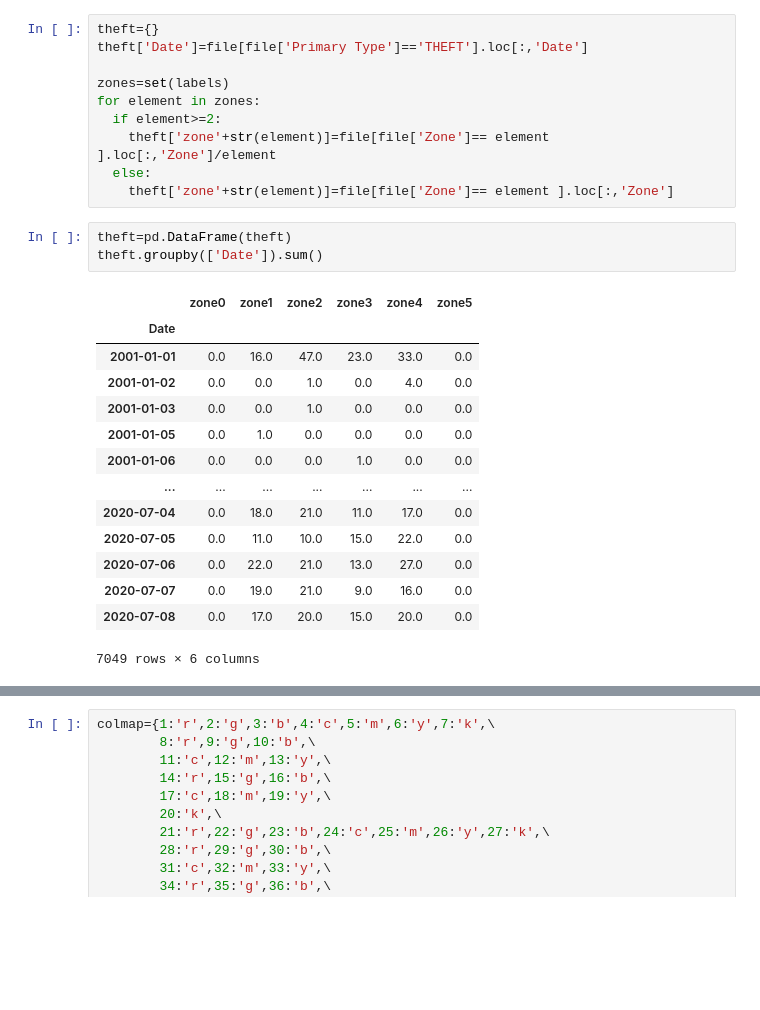
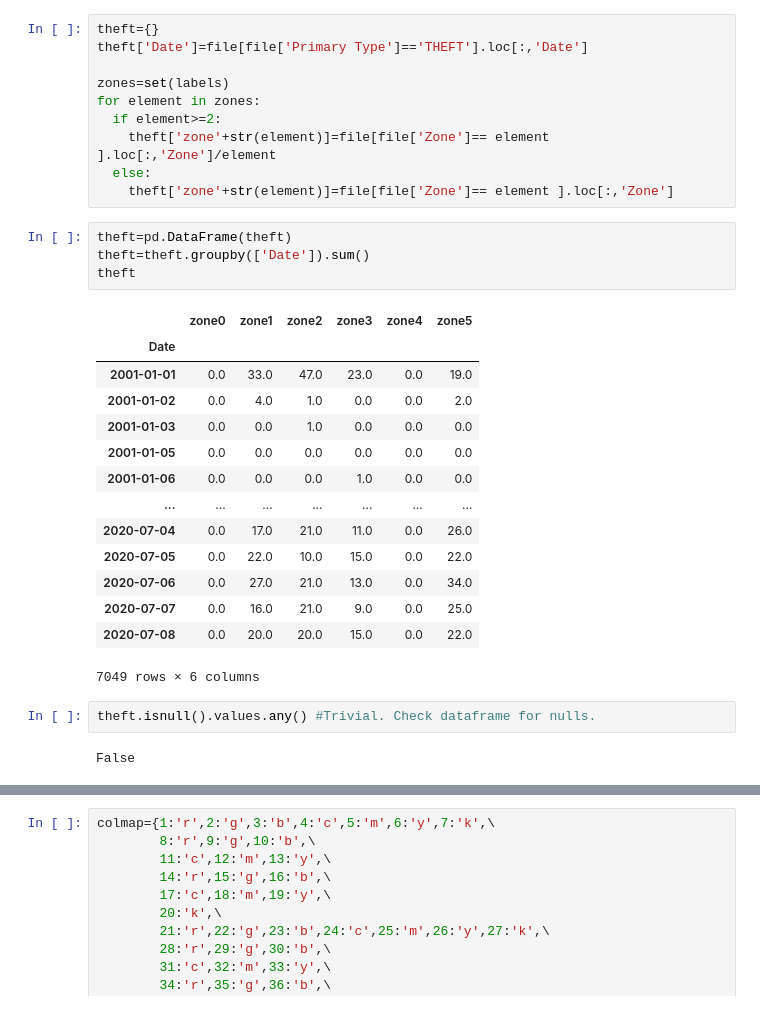
Before and after one commit to uteyechea/Chicago-Police-Department-LSTM-for-Crime-Forecast, a Jupyter notebook: spatial_cluster.ipynb, the cells around one changed output, grey strips where cells are left out. Drawn from its saved outputs; the diff is of its cells as text; blank space fills up the shorter version.

```diff
--- a/spatial_cluster.ipynb
+++ b/spatial_cluster.ipynb
@@ -104,19 +108,24 @@ for element in zones:
     theft['zone'+str(element)]=file[file['Zone']== element ].loc[:,'Zone']
 # %%
 theft=pd.DataFrame(theft)
-theft.groupby(['Date']).sum()
+theft=theft.groupby(['Date']).sum()
+theft
 # %% [output]
 |  | zone0 | zone1 | zone2 | zone3 | zone4 | zone5 |
 | Date |  |  |  |  |  |  |
-| 2001-01-01 | 0.0 | 16.0 | 47.0 | 23.0 | 33.0 | 0.0 |
-| 2001-01-02 | 0.0 | 0.0 | 1.0 | 0.0 | 4.0 | 0.0 |
+| 2001-01-01 | 0.0 | 33.0 | 47.0 | 23.0 | 0.0 | 19.0 |
+| 2001-01-02 | 0.0 | 4.0 | 1.0 | 0.0 | 0.0 | 2.0 |
 | 2001-01-03 | 0.0 | 0.0 | 1.0 | 0.0 | 0.0 | 0.0 |
-| 2001-01-05 | 0.0 | 1.0 | 0.0 | 0.0 | 0.0 | 0.0 |
+| 2001-01-05 | 0.0 | 0.0 | 0.0 | 0.0 | 0.0 | 0.0 |
 | 2001-01-06 | 0.0 | 0.0 | 0.0 | 1.0 | 0.0 | 0.0 |
 | ... | ... | ... | ... | ... | ... | ... |
-| 2020-07-04 | 0.0 | 18.0 | 21.0 | 11.0 | 17.0 | 0.0 |
-| 2020-07-05 | 0.0 | 11.0 | 10.0 | 15.0 | 22.0 | 0.0 |
-| 2020-07-06 | 0.0 | 22.0 | 21.0 | 13.0 | 27.0 | 0.0 |
-| 2020-07-07 | 0.0 | 19.0 | 21.0 | 9.0 | 16.0 | 0.0 |
-| 2020-07-08 | 0.0 | 17.0 | 20.0 | 15.0 | 20.0 | 0.0 |
+| 2020-07-04 | 0.0 | 17.0 | 21.0 | 11.0 | 0.0 | 26.0 |
+| 2020-07-05 | 0.0 | 22.0 | 10.0 | 15.0 | 0.0 | 22.0 |
+| 2020-07-06 | 0.0 | 27.0 | 21.0 | 13.0 | 0.0 | 34.0 |
+| 2020-07-07 | 0.0 | 16.0 | 21.0 | 9.0 | 0.0 | 25.0 |
+| 2020-07-08 | 0.0 | 20.0 | 20.0 | 15.0 | 0.0 | 22.0 |
 7049 rows × 6 columns
+# %%
+theft.isnull().values.any() #Trivial. Check dataframe for nulls.
+# %% [output]
+False
```
Also changed, not shown: parts of 5 cells of this notebook.
